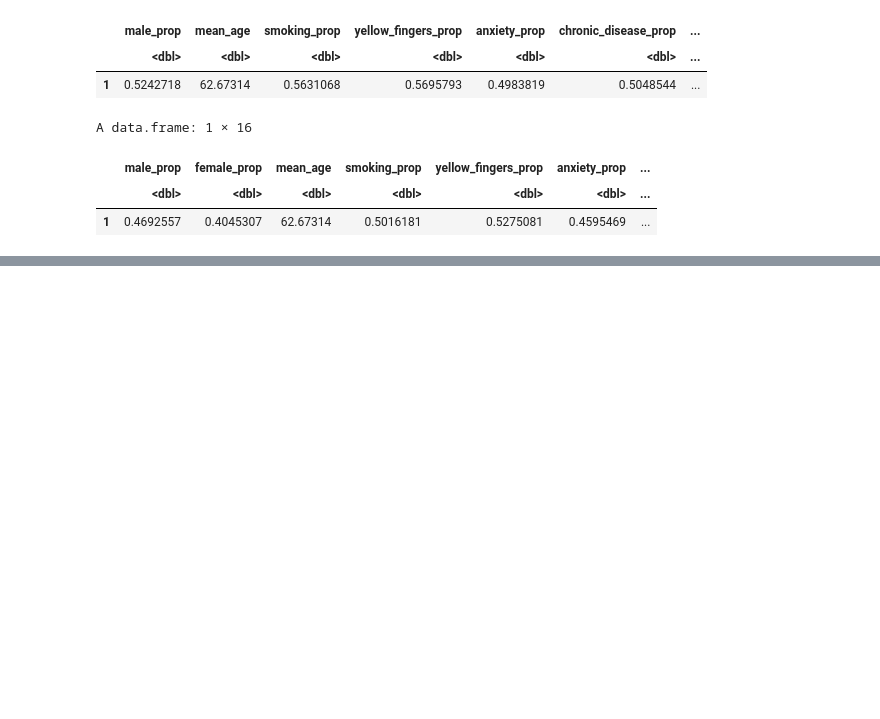
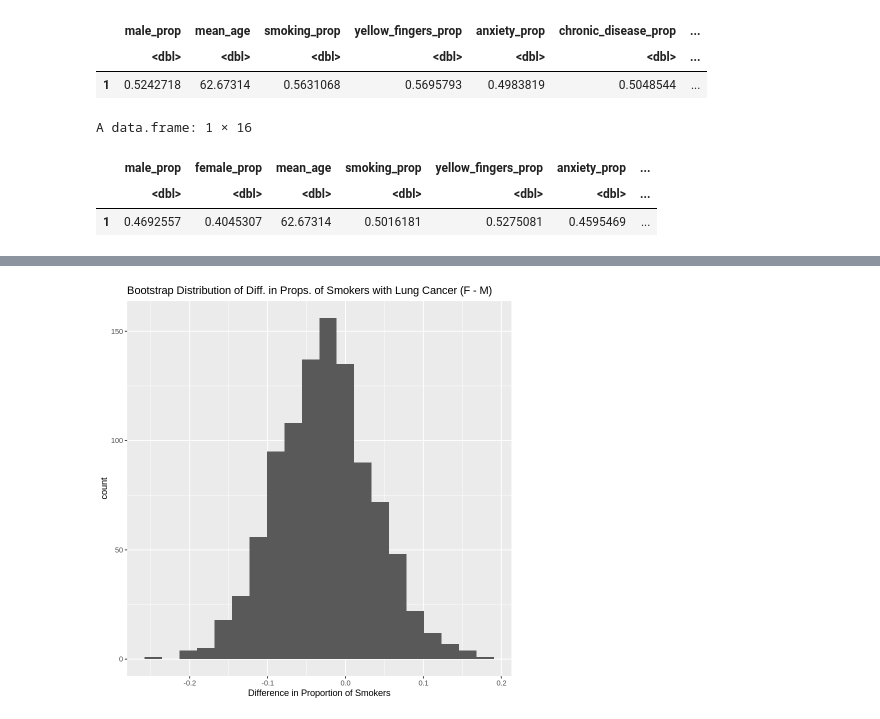
Before and after one commit to Herman-Liao/stat-201-group-project, a Jupyter notebook: Untitled.ipynb, the cells around one changed output, grey strips where cells are left out. Saved outputs shown, nothing was run; the diff lists cells and outputs as text; code cells hidden in the pictures; blank space fills up the shorter version.

Commit message:
Added Bootstrap Sampling Distributions
Difference in Proportions

```diff
--- a/Untitled.ipynb
+++ b/Untitled.ipynb
@@ -125,3 +125,9 @@ A data.frame: 1 × 16
 |  | male_prop | female_prop | mean_age | smoking_prop | yellow_fingers_prop | anxiety_prop | ... |
 |  | <dbl> | <dbl> | <dbl> | <dbl> | <dbl> | <dbl> | ... |
 | 1 | 0.4692557 | 0.4045307 | 62.67314 | 0.5016181 | 0.5275081 | 0.4595469 | ... |
+# %%
+survey_clean_wrangled <- survey_2 %>%
+    filter(lung_cancer == TRUE) %>%
+    select(gender, smoking, alcohol_consuming)
+
+head(survey_clean_wrangled)
@@ -127,0 +161,9 @@ A data.frame: 1 × 16
+# %%
+set.seed(1)
+bootstrap_survey_smoking <- survey_clean_wrangled %>%
+    specify(formula = smoking ~ gender, success = "TRUE") %>%
+    hypothesize(null = "independence") %>%
+    generate(type = "bootstrap", reps = 1000) %>%
+    calculate(stat = "diff in props", order = c("F", "M"))
+
+head(bootstrap_survey_smoking)
@@ -127,0 +199,10 @@ A data.frame: 1 × 16
+# %%
+bootstrap_survey_smoking_plot <- bootstrap_survey_smoking %>%
+    ggplot(aes(x = stat)) +
+        geom_histogram(bins = 20) +
+        labs(x = "Difference in Proportion of Smokers") +
+        ggtitle("Bootstrap Distribution of Diff. in Props. of Smokers with Lung Cancer (F - M)")
+
+bootstrap_survey_smoking_plot
+# %% [output]
+[figure, added]
```
Also changed, not shown: parts of 7 cells of this notebook.
